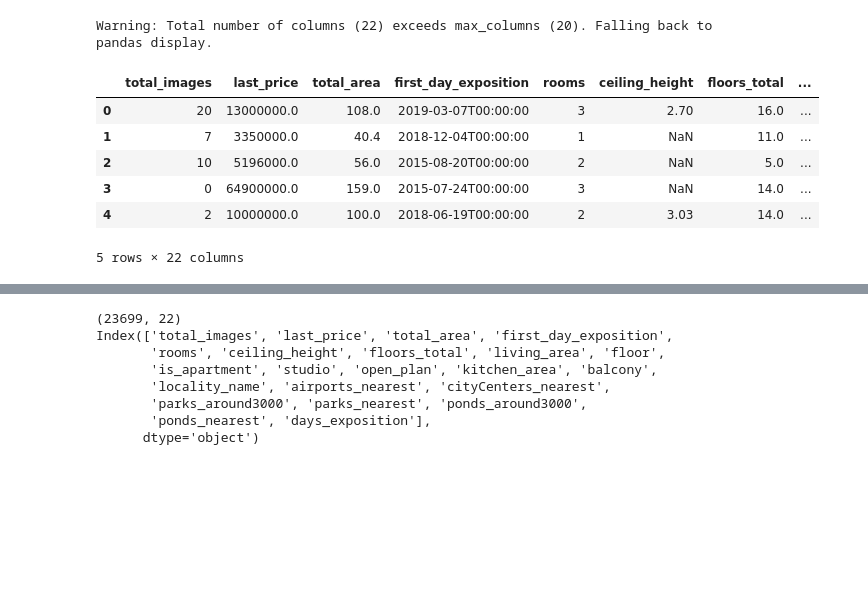
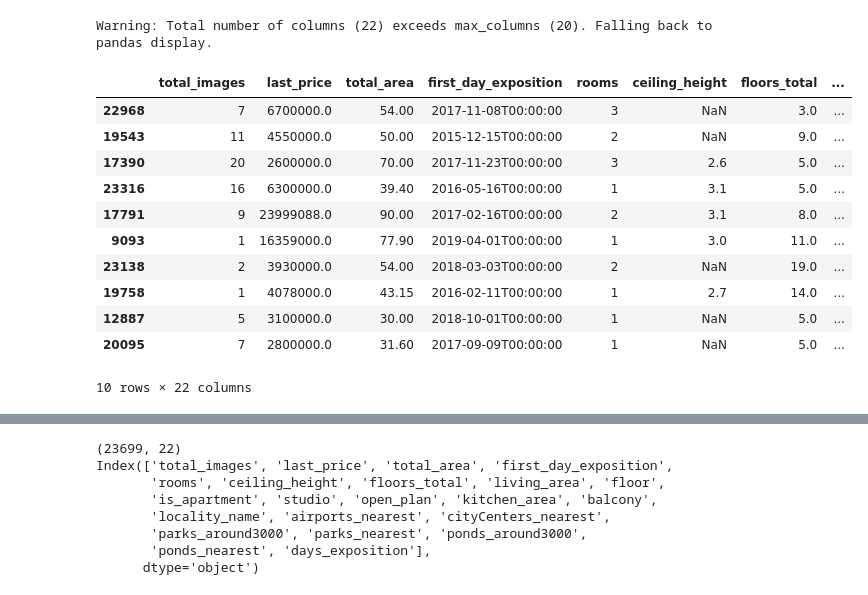
Before and after one commit to FrolovskiyKirill/Data-Science-Projects, a Jupyter notebook: Project_Two.ipynb, the cells around one changed output, grey strips where cells are left out. Drawn from its saved outputs; the diff is of its cells as text; code cells hidden in the pictures; blank space fills up the shorter version.

```diff
--- a/Project_Two.ipynb
+++ b/Project_Two.ipynb
@@ -1,22 +4,27 @@
 # %%
 import pandas as pd
 
 from google.colab import data_table
 
 data_table.enable_dataframe_formatter()
 
 try:
   df = pd.read_csv('drive/MyDrive/datasets/real_estate_data.csv', sep='\t')
 except:
   df = pd.read_csv('https://code.s3.yandex.net/datasets/real_estate_data.csv', sep='\t')
 
-df.head()
+df.sample(10)
 # %% [output]
 Warning: Total number of columns (22) exceeds max_columns (20). Falling back to pandas display.
 |  | total_images | last_price | total_area | first_day_exposition | rooms | ceiling_height | floors_total | ... |
-| 0 | 20 | 13000000.0 | 108.0 | 2019-03-07T00:00:00 | 3 | 2.70 | 16.0 | ... |
-| 1 | 7 | 3350000.0 | 40.4 | 2018-12-04T00:00:00 | 1 | NaN | 11.0 | ... |
-| 2 | 10 | 5196000.0 | 56.0 | 2015-08-20T00:00:00 | 2 | NaN | 5.0 | ... |
-| 3 | 0 | 64900000.0 | 159.0 | 2015-07-24T00:00:00 | 3 | NaN | 14.0 | ... |
-| 4 | 2 | 10000000.0 | 100.0 | 2018-06-19T00:00:00 | 2 | 3.03 | 14.0 | ... |
+| 22968 | 7 | 6700000.0 | 54.00 | 2017-11-08T00:00:00 | 3 | NaN | 3.0 | ... |
+| 19543 | 11 | 4550000.0 | 50.00 | 2015-12-15T00:00:00 | 2 | NaN | 9.0 | ... |
+| 17390 | 20 | 2600000.0 | 70.00 | 2017-11-23T00:00:00 | 3 | 2.6 | 5.0 | ... |
+| 23316 | 16 | 6300000.0 | 39.40 | 2016-05-16T00:00:00 | 1 | 3.1 | 5.0 | ... |
+| 17791 | 9 | 23999088.0 | 90.00 | 2017-02-16T00:00:00 | 2 | 3.1 | 8.0 | ... |
+| 9093 | 1 | 16359000.0 | 77.90 | 2019-04-01T00:00:00 | 1 | 3.0 | 11.0 | ... |
+| 23138 | 2 | 3930000.0 | 54.00 | 2018-03-03T00:00:00 | 2 | NaN | 19.0 | ... |
+| 19758 | 1 | 4078000.0 | 43.15 | 2016-02-11T00:00:00 | 1 | 2.7 | 14.0 | ... |
+| 12887 | 5 | 3100000.0 | 30.00 | 2018-10-01T00:00:00 | 1 | NaN | 5.0 | ... |
+| 20095 | 7 | 2800000.0 | 31.60 | 2017-09-09T00:00:00 | 1 | NaN | 5.0 | ... |
-5 rows × 22 columns
+10 rows × 22 columns
```
Also changed, not shown: parts of 12 cells of this notebook.
